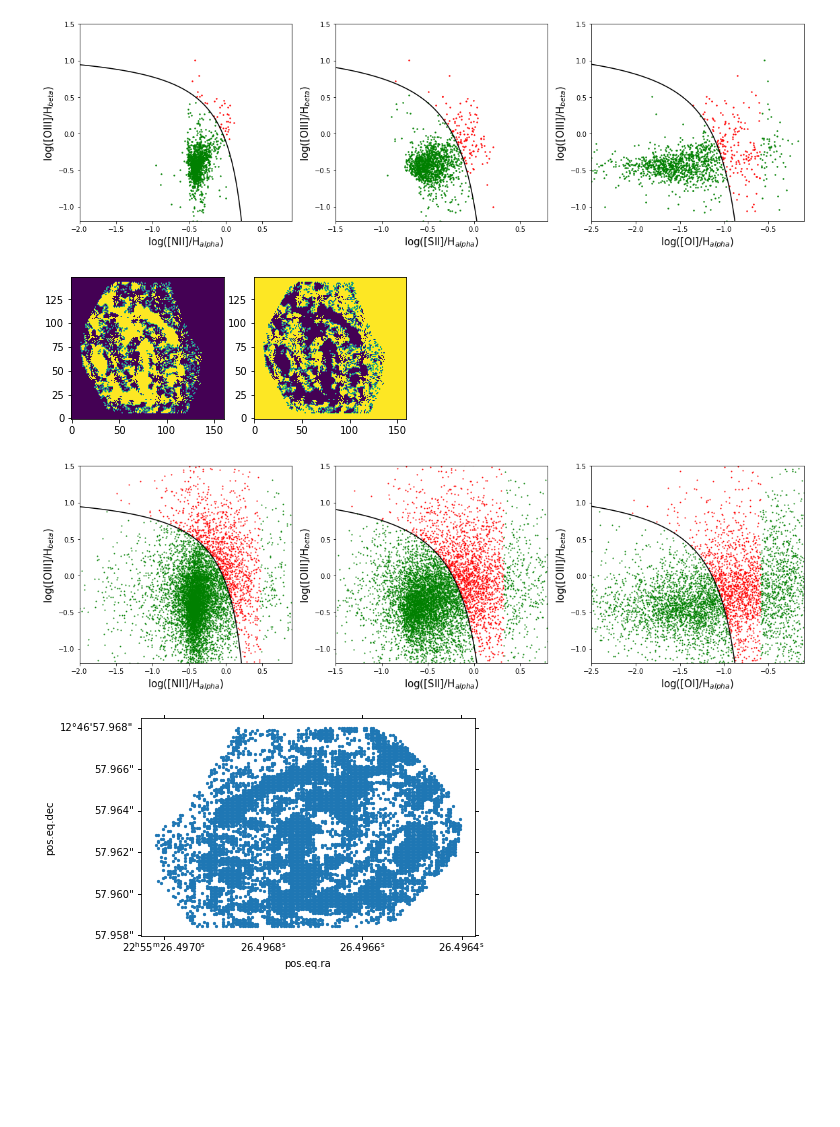
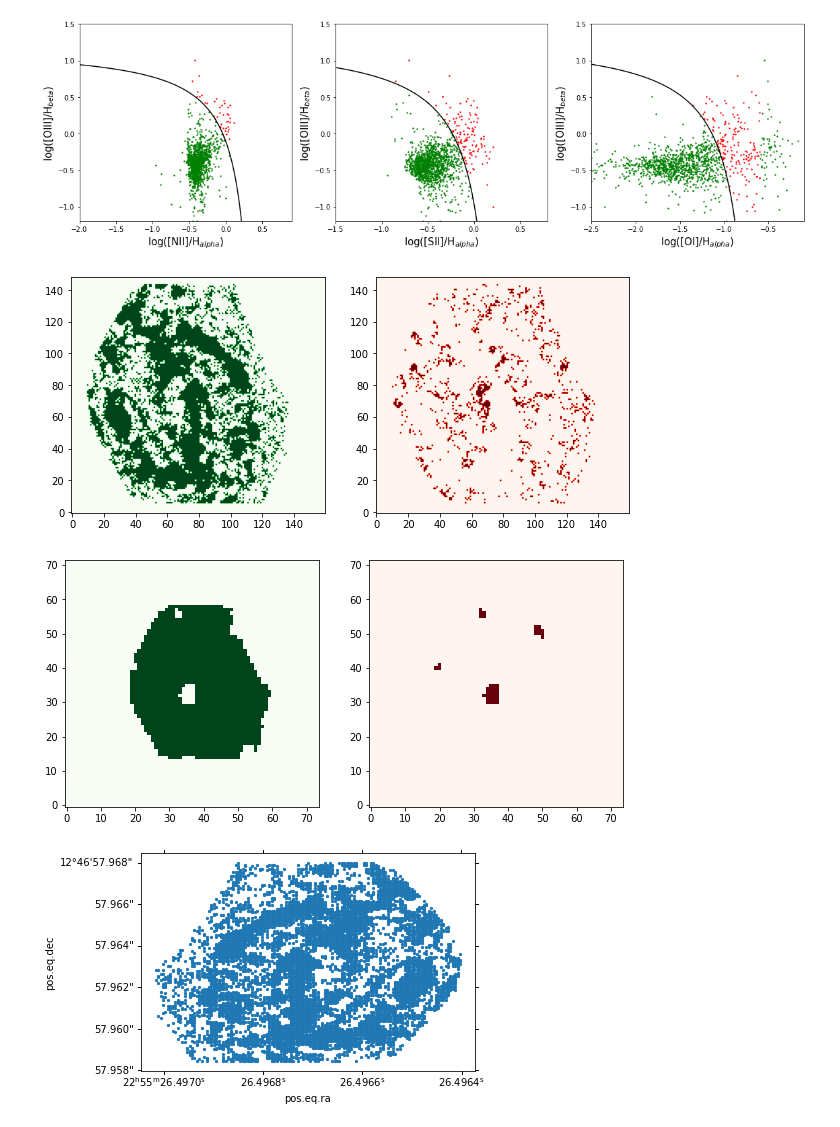
Before and after one commit to Bruno-Rodriguez/quenching-nearby-galaxies, a Jupyter notebook: smooth_and_reproject_cubes.ipynb, the cells around one changed output. Cells and saved outputs as stored; diff of their text form; code cells hidden in the pictures; blank space fills up the shorter version.

Commit message:
Updated smooth_and_reroject_cubes
Added a few more plots for BPT diagrams.

```diff
--- a/smooth_and_reproject_cubes.ipynb
+++ b/smooth_and_reproject_cubes.ipynb
@@ -223,10 +220,16 @@ logratio_rpj_NIIHalpha = np.log10(reprojected_list[4]/reprojected_list[6])
 logratio_rpj_SIIHalpha = np.log10(reprojected_list[7]/reprojected_list[6])
 logratio_rpj_OIHalpha  = np.log10(reprojected_list[5]/reprojected_list[6])
 # %%
-mask_NII = (0.61/(logratio_NIIHalpha-0.47)+1.19)>logratio_OIIIHbeta
-mask_SII = (0.72/(logratio_SIIHalpha-0.32)+1.30)>logratio_OIIIHbeta
-mask_OI  = (0.73/(logratio_OIHalpha +0.59)+1.33)>logratio_OIIIHbeta
+maskstar_NII = (0.61/(logratio_NIIHalpha-0.47)+1.19)>logratio_OIIIHbeta
+maskagn_NII = (0.61/(logratio_NIIHalpha-0.47)+1.19)<=logratio_OIIIHbeta
+maskstar_SII = (0.72/(logratio_SIIHalpha-0.32)+1.30)>logratio_OIIIHbeta
+maskagn_SII = (0.72/(logratio_SIIHalpha-0.32)+1.30)<=logratio_OIIIHbeta
+maskstar_OI  = (0.73/(logratio_OIHalpha +0.59)+1.33)>logratio_OIIIHbeta
+maskagn_OI  = (0.73/(logratio_OIHalpha +0.59)+1.33)<=logratio_OIIIHbeta
 
-mask_rpj_NII = (0.61/(logratio_rpj_NIIHalpha-0.47)+1.19)>logratio_rpj_OIIIHbeta
-mask_rpj_SII = (0.72/(logratio_rpj_SIIHalpha-0.32)+1.30)>logratio_rpj_OIIIHbeta
-mask_rpj_OI  = (0.73/(logratio_rpj_OIHalpha +0.59)+1.33)>logratio_rpj_OIIIHbeta
+maskstar_rpj_NII = (0.61/(logratio_rpj_NIIHalpha-0.47)+1.19)>logratio_rpj_OIIIHbeta
+maskagn_rpj_NII = (0.61/(logratio_rpj_NIIHalpha-0.47)+1.19)<=logratio_rpj_OIIIHbeta
+maskstar_rpj_SII = (0.72/(logratio_rpj_SIIHalpha-0.32)+1.30)>logratio_rpj_OIIIHbeta
+maskagn_rpj_SII = (0.72/(logratio_rpj_SIIHalpha-0.32)+1.30)<=logratio_rpj_OIIIHbeta
+maskstar_rpj_OI  = (0.73/(logratio_rpj_OIHalpha +0.59)+1.33)>logratio_rpj_OIIIHbeta
+maskagn_rpj_OI  = (0.73/(logratio_rpj_OIHalpha +0.59)+1.33)<=logratio_rpj_OIIIHbeta
@@ -301,30 +300,21 @@ plt.show()
 # %% [output]
 [figure]
 # %%
-fig, ax =plt.subplots(1,2)
-ax[0].imshow(mask_NII,origin='lower')
-ax[1].imshow(~mask_NII,origin='lower')
+fig, ax =plt.subplots(1,2,figsize=(10,5))
+ax[0].imshow(maskstar_NII,origin='lower',cmap='Greens')
+#ax[0].imshow(maskagn_NII,origin='lower',cmap='Reds')
+ax[1].imshow(maskagn_NII,origin='lower',cmap='Reds')
 plt.show()
 # %% [output]
-[figure, old version]
+[figure, new version]
-# %%
-fig, axs = plt.subplots(1,3,figsize=(16,5),subplot_kw{'projection':WCS(wcs_califa).celestial})
-for ax,ratio,mask,x,y in zip(axs.ravel(),
-                             [logratio_NIIHalpha,logratio_SIIHalpha,logratio_OIHalpha],
-                             [mask_NII,mask_SII,mask_OI],[xNII,xSII,xOI],[yNII,ySII,yOI]):
-    ax.plot(x,y,c='k')
-    ax.scatter(ratio[mask],logratio_OIIIHbeta[mask],c='g',s=1.)
-    ax.scatter(ratio[~mask],logratio_OIIIHbeta[~mask],c='r',s=1.)
-    ax.set_ylabel('log([OIII]/H$_{beta}$)',fontsize=15)
-    ax.set_xlim(x[0],x[-1]+0.5)
-    ax.set_ylim(-1.2,1.5)
-axs[0].set_xlabel('log([NII]/H$_{alpha}$)',fontsize=15)
-axs[1].set_xlabel('log([SII]/H$_{alpha}$)',fontsize=15)
-axs[2].set_xlabel('log([OI]/H$_{alpha}$)',fontsize=15)
-fig.tight_layout()
-plt.show()
-# %% [output]
-[figure, removed]
+# %%
+fig, ax =plt.subplots(1,2,figsize=(10,5))
+ax[0].imshow(maskstar_rpj_NII,origin='lower',cmap='Greens')
+#ax[0].imshow(maskagn_NII,origin='lower',cmap='Reds')
+ax[1].imshow(maskagn_rpj_NII,origin='lower',cmap='Reds')
+plt.show()
+# %% [output]
+[figure, added]
 # %%
 velo, dec, ra = frames_cube.world[0,:,:]
 fig, ax = plt.subplots(subplot_kw={'projection':WCS(wcs_califa).celestial})
```
Also changed, not shown: parts of 12 cells of this notebook.
